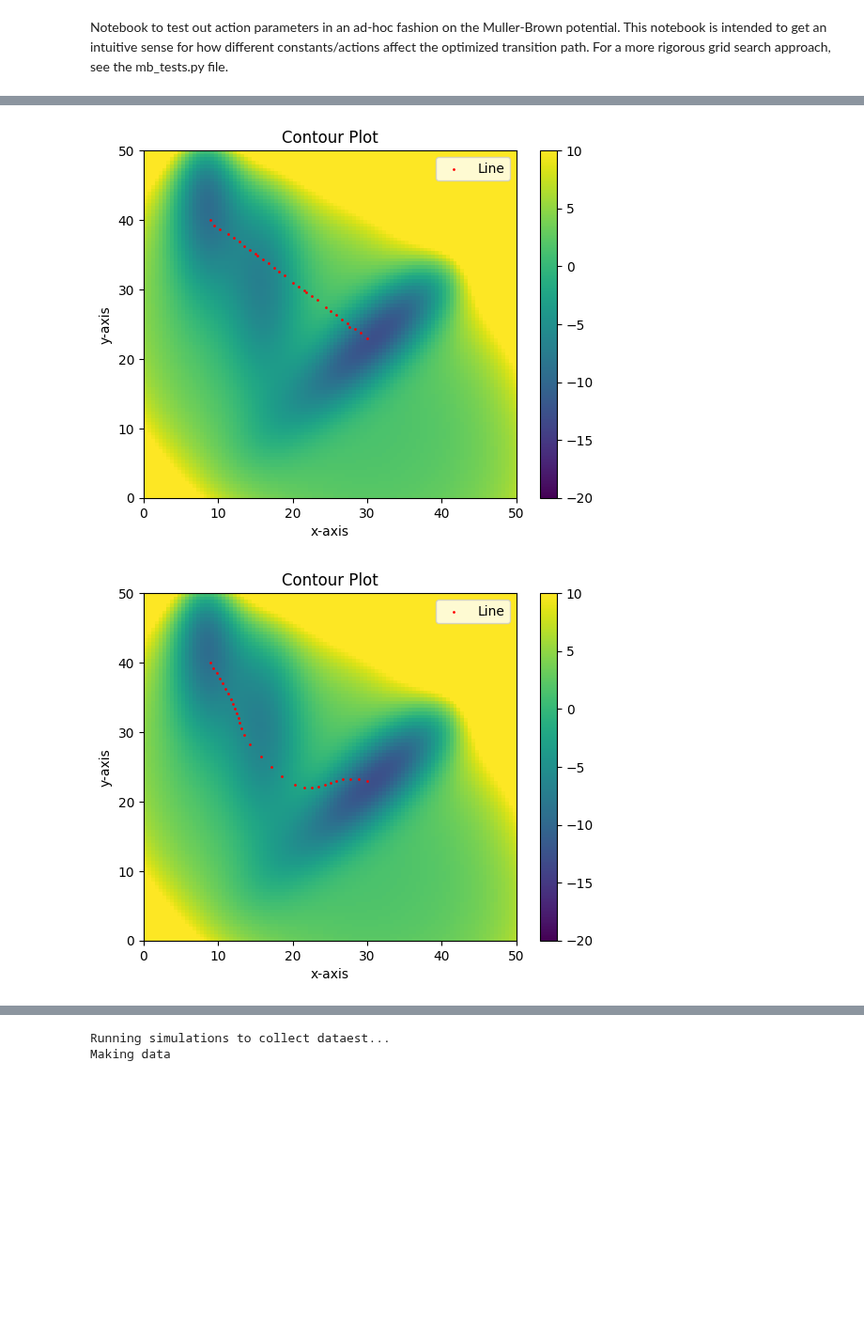
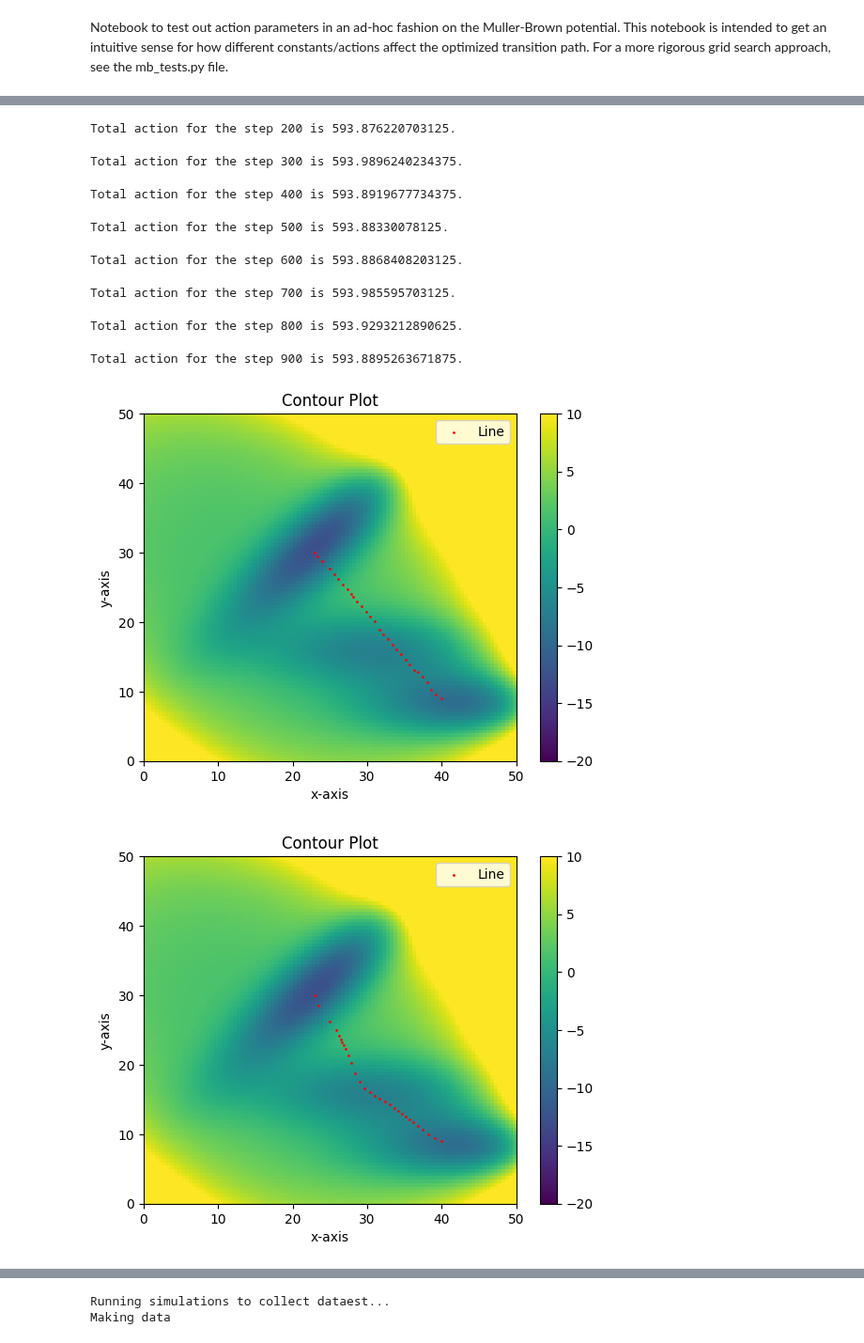
Before and after one commit to michael-psenka/OM-TPS, a Jupyter notebook: compare_actions.ipynb, the cells around one changed output, grey strips where cells are left out. Shown at 94% size. Cells and saved outputs as stored; diff of their text form; code cells hidden in the pictures; blank space fills up the shorter version.

```diff
--- a/compare_actions.ipynb
+++ b/compare_actions.ipynb
@@ -18,30 +33,23 @@ args.device = "cuda"
 # %%
-from tqdm import tqdm
-import imageio
-from mb_actions import SimpleAction, S2Action
-from ase import units
 
-potential = SimpleMB(device = "cuda",n_in=2)
-
-x0, xf = potential.initial_point.detach(), potential.final_point.detach()
 
 """Optimization Hyperparameters"""
 
 line_density = 30 # path length
 dt = 0.1 # time step to use in action
 gamma = torch.tensor(0.1) # gamma value to use in action
-D = torch.tensor(10) # diffusion coefficient to use in action
+D = torch.tensor(0.2) # diffusion coefficient to use in action
 #Choose action type
 # action_cls = SimpleAction
 action_cls = S2Action
-action_func = action_cls(force_func = potential.force_func, laplace_func = potential.laplace, dt = dt, gamma = gamma, D = D)
+action_func = action_cls(potential_func=potential.total_potential, force_func = potential.force_func, laplace_func = potential.laplace, dt = dt, gamma = gamma, D = D)
 
 iterations = 1000 # number of optimization steps
 alpha = 2e-1 # learning rate
 write_every = 100 # how often to write to gif
 
-line_x = torch.linspace(x0[1], xf[1],line_density)
-line_y = torch.linspace(x0[0], xf[0], line_density)
+line_x = torch.linspace(x0[0], xf[0],line_density)
+line_y = torch.linspace(x0[1], xf[1], line_density)
 line_points = torch.stack((line_x, line_y), axis=-1).to(args.device)
 
 optimizer = torch.optim.Adam([line_points], lr = alpha)
@@ -77,13 +85,14 @@ for i in tqdm(range(iterations)):
 
 
     if i % write_every == 0:
+        print(f"Total action for the step {i} is {(total_action).cpu().detach().numpy()}.")
         draw_points = line_points.detach().cpu()
         # print(f"Total action for the step {i} is {(action).cpu().detach().numpy()}")
         num_points = 100
         x_values = torch.linspace(potential.Lx, potential.Hx , num_points)
         y_values = torch.linspace(potential.Ly, potential.Hy, num_points)
 
-        x, y = torch.meshgrid(x_values.to(args.device), y_values.to(args.device))
+        x, y = torch.meshgrid(x_values.to(args.device), y_values.to(args.device), indexing = 'xy')
         z = potential.U_split(x, y).cpu()
 
         fig, ax = plt.subplots()
@@ -108,2 +119,10 @@ imageio.mimsave(f'MB_{action_str}_linedensity={line_density}_gamma={round(gamma.
+Total action for the step 200 is 593.876220703125.
+Total action for the step 300 is 593.9896240234375.
+Total action for the step 400 is 593.8919677734375.
+Total action for the step 500 is 593.88330078125.
+Total action for the step 600 is 593.8868408203125.
+Total action for the step 700 is 593.985595703125.
+Total action for the step 800 is 593.9293212890625.
+Total action for the step 900 is 593.8895263671875.
-[figure, old version]
+[figure, new version]
-[figure, old version]
+[figure, new version]
```
Also changed, not shown: parts of 2 cells of this notebook, 3 other files.
